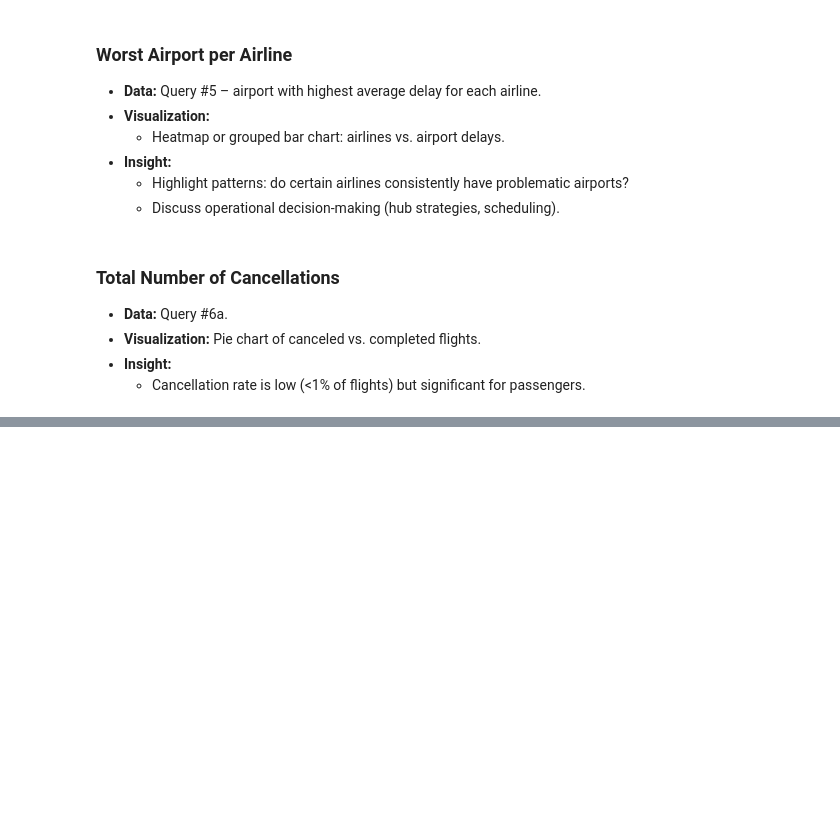
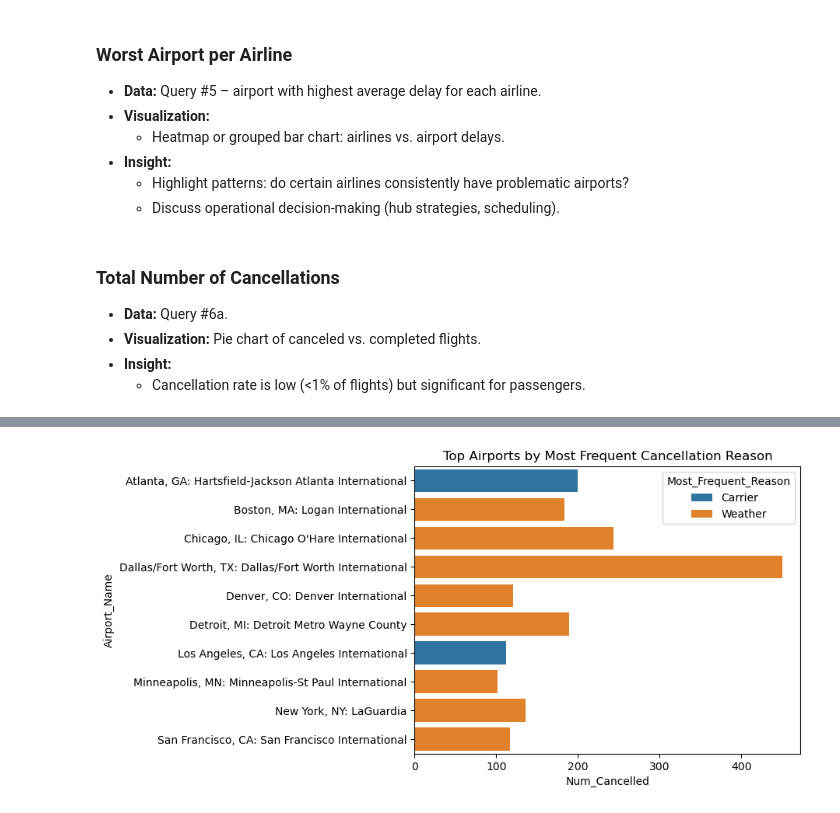
Before and after one commit to gentrylamb/dsan6300-final-project, a Jupyter notebook: site/code.ipynb, the cells around one changed output, grey strips where cells are left out. Saved outputs shown, nothing was run; the diff lists cells and outputs as text; code cells hidden in the pictures; blank space fills up the shorter version.

Commit message:
continue coding out visualizations

```diff
--- a/site/code.ipynb
+++ b/site/code.ipynb
@@ -228,0 +154,8 @@ Do you want me to do that next?
+# %%
+top_airports = df_cancel.groupby("Airport_Name")["Num_Cancelled"].sum().nlargest(10).index
+df_top = df_cancel[df_cancel.Airport_Name.isin(top_airports)]
+sns.barplot(x="Num_Cancelled", y="Airport_Name", hue="Most_Frequent_Reason", data=df_top)
+plt.title("Top Airports by Most Frequent Cancellation Reason")
+plt.show()
+# %% [output]
+[figure, added]
```
Also changed, not shown: parts of 5 cells of this notebook, 1 other file.
